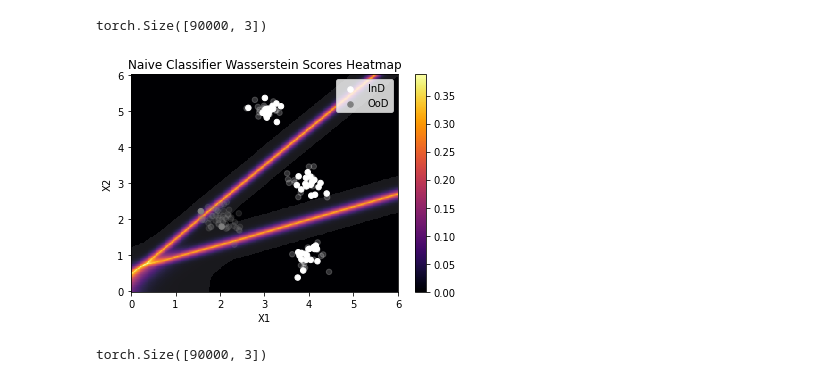
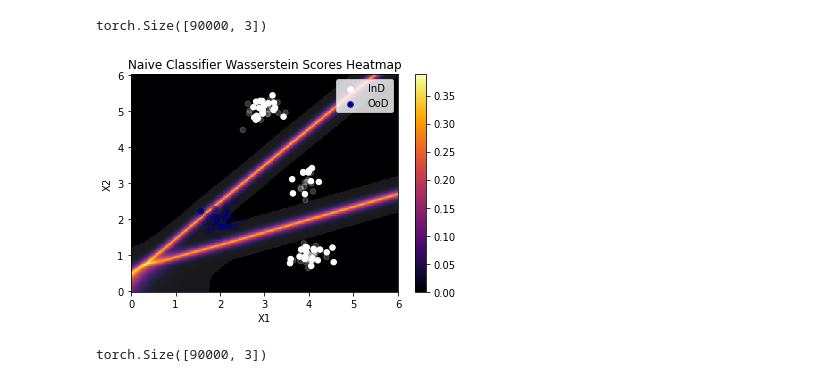
Before and after one commit to Xiaoyang-Song/Out-of-Distribution-GANs, a Jupyter notebook: Notebooks/simulation.ipynb, the cells around one changed output. Drawn from its saved outputs; the diff is of its cells as text; code cells hidden in the pictures.

```diff
--- a/Notebooks/simulation.ipynb
+++ b/Notebooks/simulation.ipynb
@@ -252,22 +252,22 @@ mask = si > threshold
 # %%
 plt.pcolormesh(xi, yi, si.reshape((m, m)).T, shading='auto',cmap='inferno', alpha=1)
 plt.colorbar()
 plt.pcolormesh(xi, yi, mask.reshape((m, m)).T, shading='auto',cmap='gray', alpha=0.1)
 # InD and OoD
 n_ind, n_ood = 50, 50,
 ind_idx = np.random.choice(len(IND_X), n_ind, replace=False)
 ood_idx = np.random.choice(len(OOD_X), n_ood, replace=False)
 plt.scatter(IND_X[:,0][ind_idx], IND_X[:,1][ind_idx], c='white', label ="InD", sizes=[30]*len(IND_X), alpha=1)
-plt.scatter(OOD_BATCH[:,0], OOD_BATCH[:,1], c='gray', label="OoD", sizes=[30]*len(OOD_X), alpha=1)
+plt.scatter(OOD_BATCH[:,0], OOD_BATCH[:,1], c='navy', label="OoD", sizes=[30]*len(OOD_X), alpha=1)
 plt.scatter(IND_X_TEST[:,0][ind_idx], IND_X_TEST[:,1][ind_idx], c='white', sizes=[30]*len(IND_X), alpha=0.2)
-plt.scatter(OOD_X[:,0][ood_idx], OOD_X[:,1][ood_idx], c='gray', sizes=[30]*len(OOD_X), alpha=0.2)
+plt.scatter(OOD_X[:,0][ood_idx], OOD_X[:,1][ood_idx], c='navy', sizes=[30]*len(OOD_X), alpha=0.2)
 plt.title(f"Naive Classifier Wasserstein Scores Heatmap")
 plt.xlabel("X1")
 plt.ylabel("X2")
 plt.legend()
 plt.savefig(f"simulation_log/plot/example_naive.jpg", dpi=1000)
 # %% [output]
-[figure, old version]
+[figure, new version]
 # %%
 m, n_ind, n_ood = 300, 25, 25
 xi = np.linspace(0, 6, m, endpoint=True)
```
Also changed, not shown: parts of 2 cells of this notebook, 30 other files.
